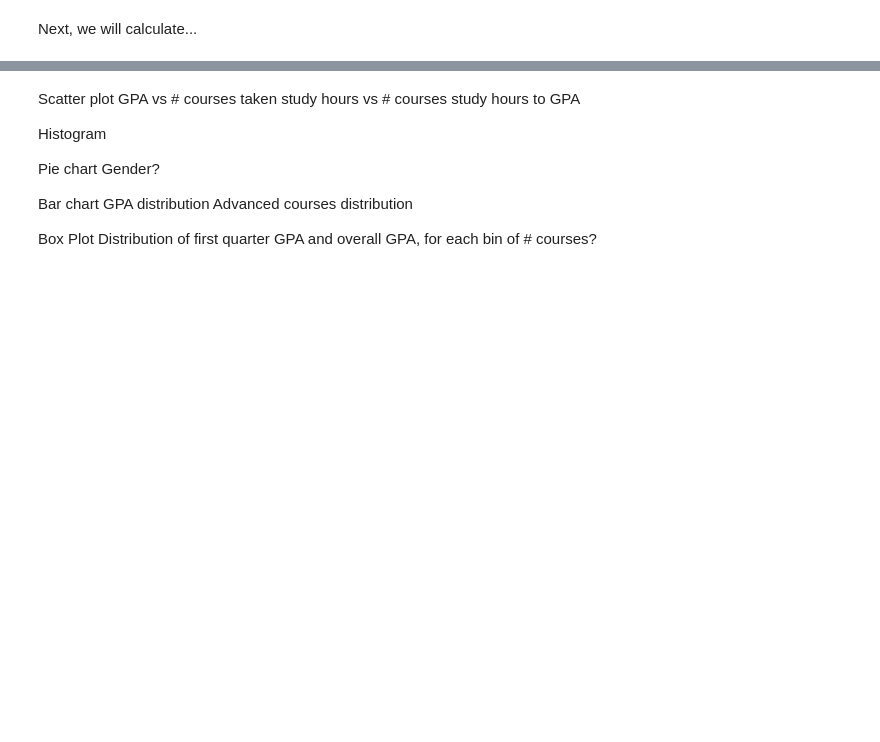
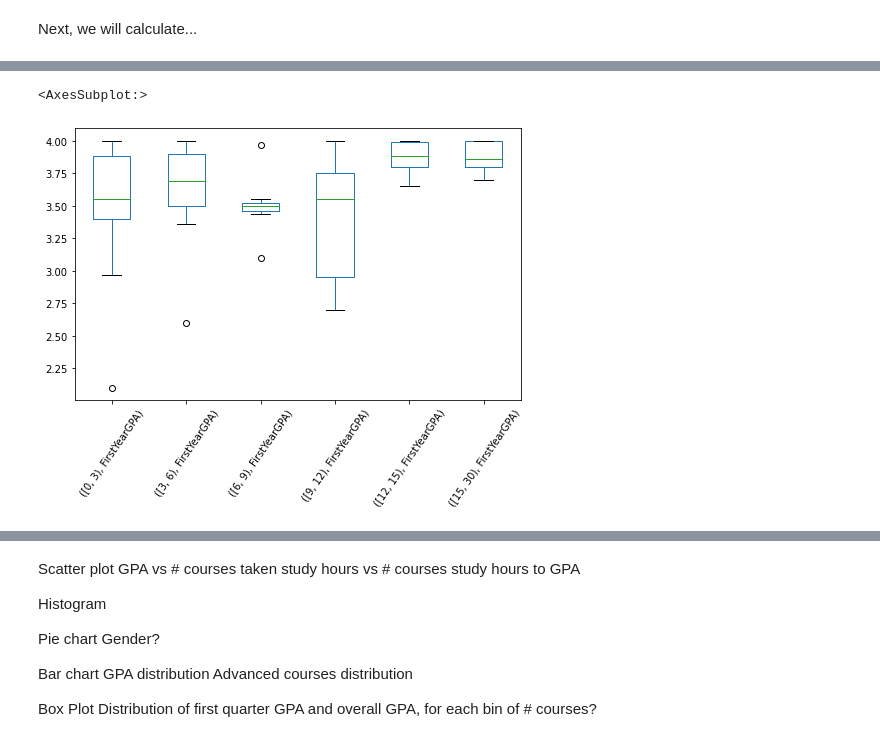
Before and after one commit to TheHenn17/CS105_Miniproject, a Jupyter notebook: project.ipynb, the cells around one changed output, grey strips where cells are left out. Saved outputs shown, nothing was run; the diff lists cells and outputs as text; code cells hidden in the pictures; blank space fills up the shorter version.

Commit message:
added some boxplots

```diff
--- a/project.ipynb
+++ b/project.ipynb
@@ -65,0 +67,13 @@ print(c, p, dof)
+# %%
+fyGPA_courses = data.iloc[:,[5,7,8]].dropna().replace("None", "0")
+
+df = pd.DataFrame()
+df["SumCourses"] = fyGPA_courses.iloc[:,1:3].astype(int).sum(axis=1)
+df["SumCourses"] = pd.cut(df["SumCourses"],bins=[0,3,6,9,12,15,30],right=False)
+
+df["FirstYearGPA"] = fyGPA_courses.iloc[:,0].astype(float)
+
+df.groupby("SumCourses").boxplot(subplots=False,rot=55,figsize=(8,5),grid=False)
+# %% [output]
+<AxesSubplot:>
+[figure, added]
```
Also changed, not shown: parts of 2 cells of this notebook.
